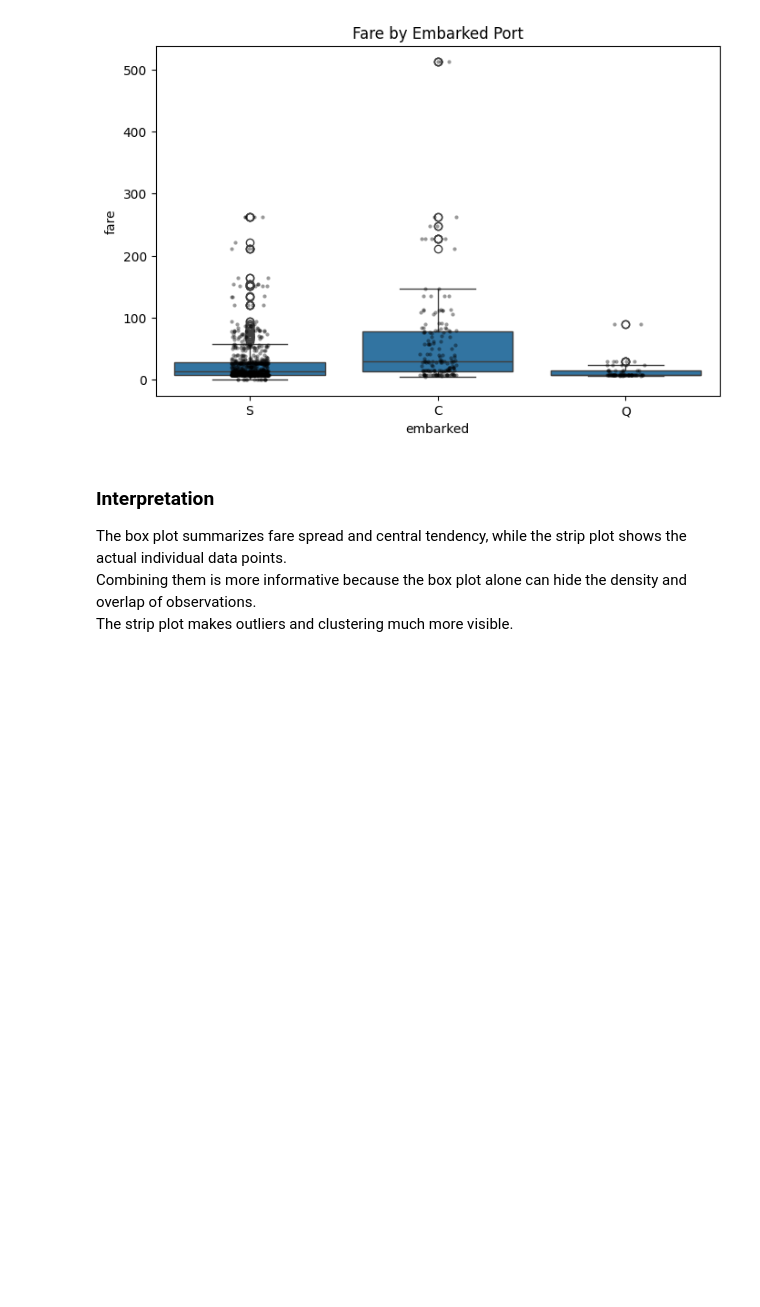
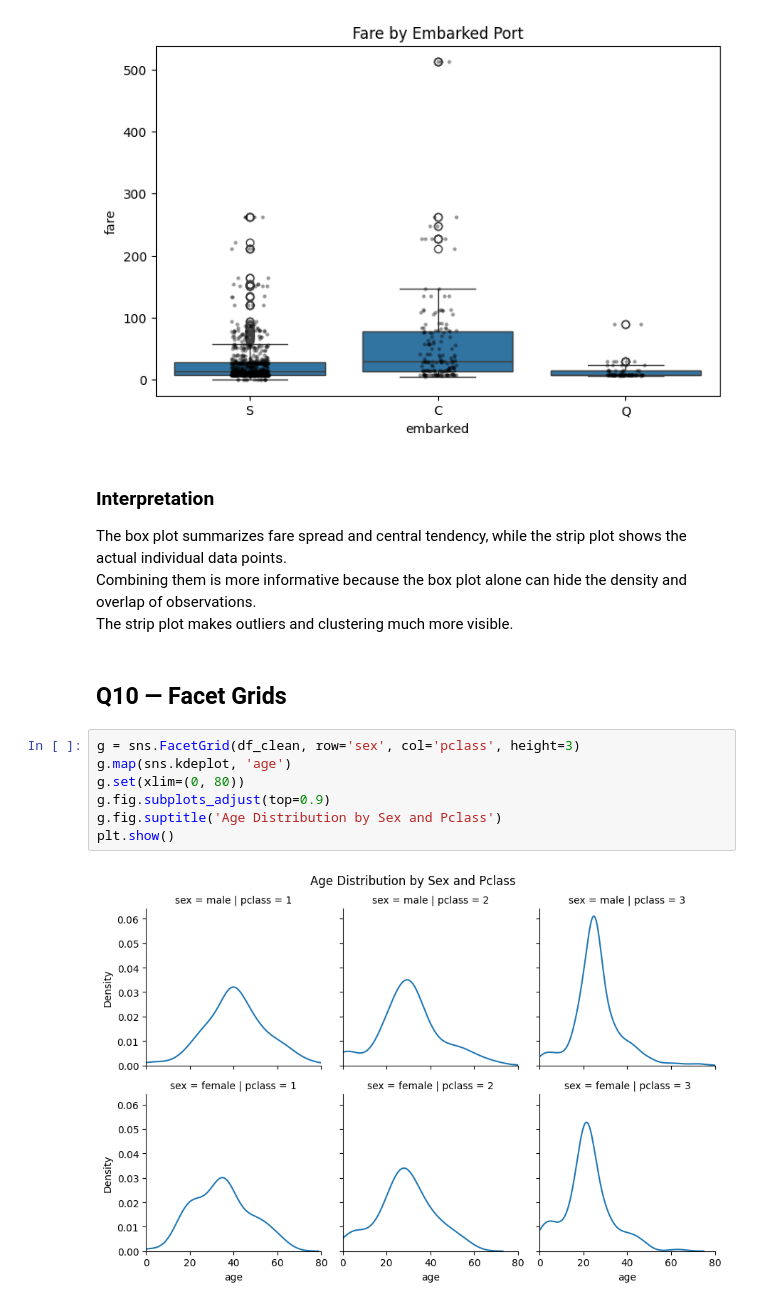
Before and after one commit to SHKabdulhadi/Titanic-Data-Analysis, a Jupyter notebook: titanic-data-analysis.ipynb, the cells around one changed output. Drawn from its saved outputs; the diff is of its cells as text; blank space fills up the shorter version.

```diff
--- a/titanic-data-analysis.ipynb
+++ b/titanic-data-analysis.ipynb
@@ -614,3 +614,14 @@ plt.show()
 The box plot summarizes fare spread and central tendency, while the strip plot shows the actual individual data points.
 Combining them is more informative because the box plot alone can hide the density and overlap of observations.
 The strip plot makes outliers and clustering much more visible.
+# %% [markdown]
+## Q10 — Facet Grids
+# %%
+g = sns.FacetGrid(df_clean, row='sex', col='pclass', height=3)
+g.map(sns.kdeplot, 'age')
+g.set(xlim=(0, 80))
+g.fig.subplots_adjust(top=0.9)
+g.fig.suptitle('Age Distribution by Sex and Pclass')
+plt.show()
+# %% [output]
+[figure, added]
```
Also changed, not shown: parts of 3 cells of this notebook.
